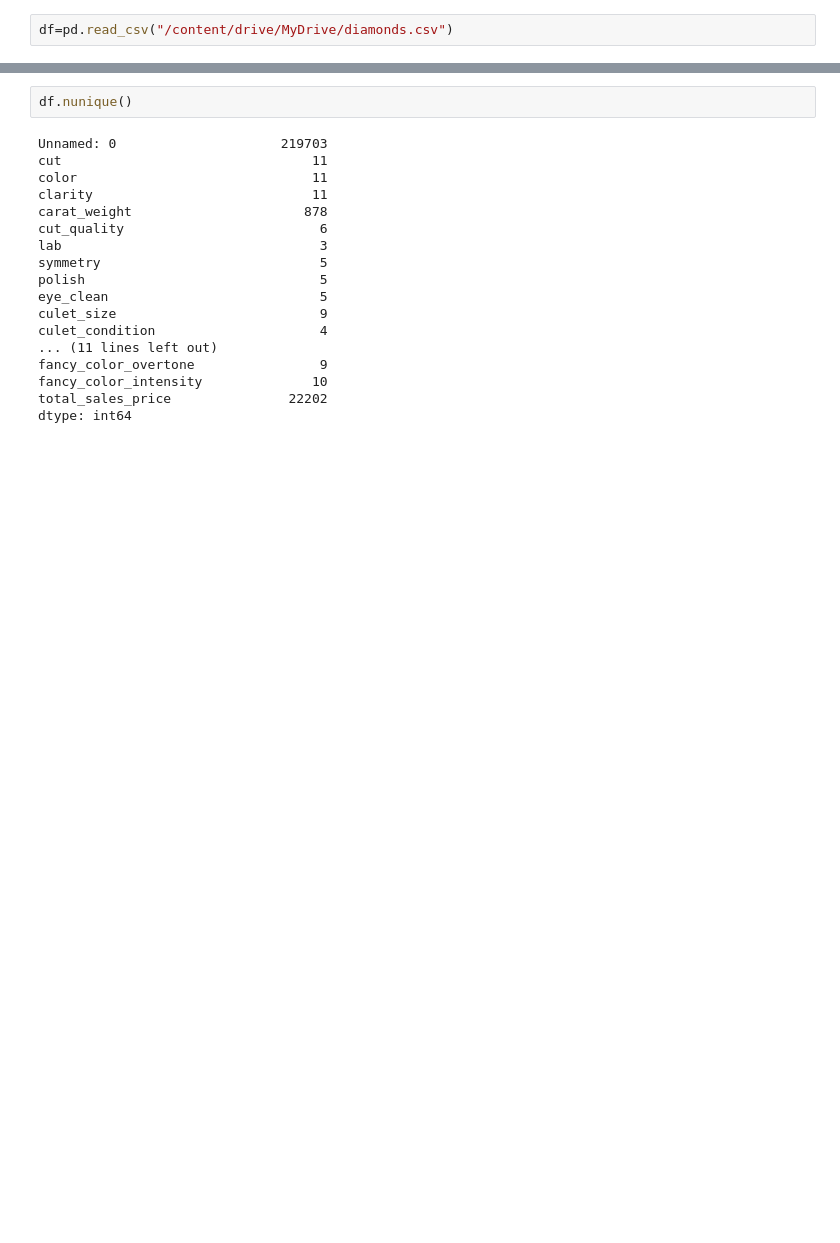
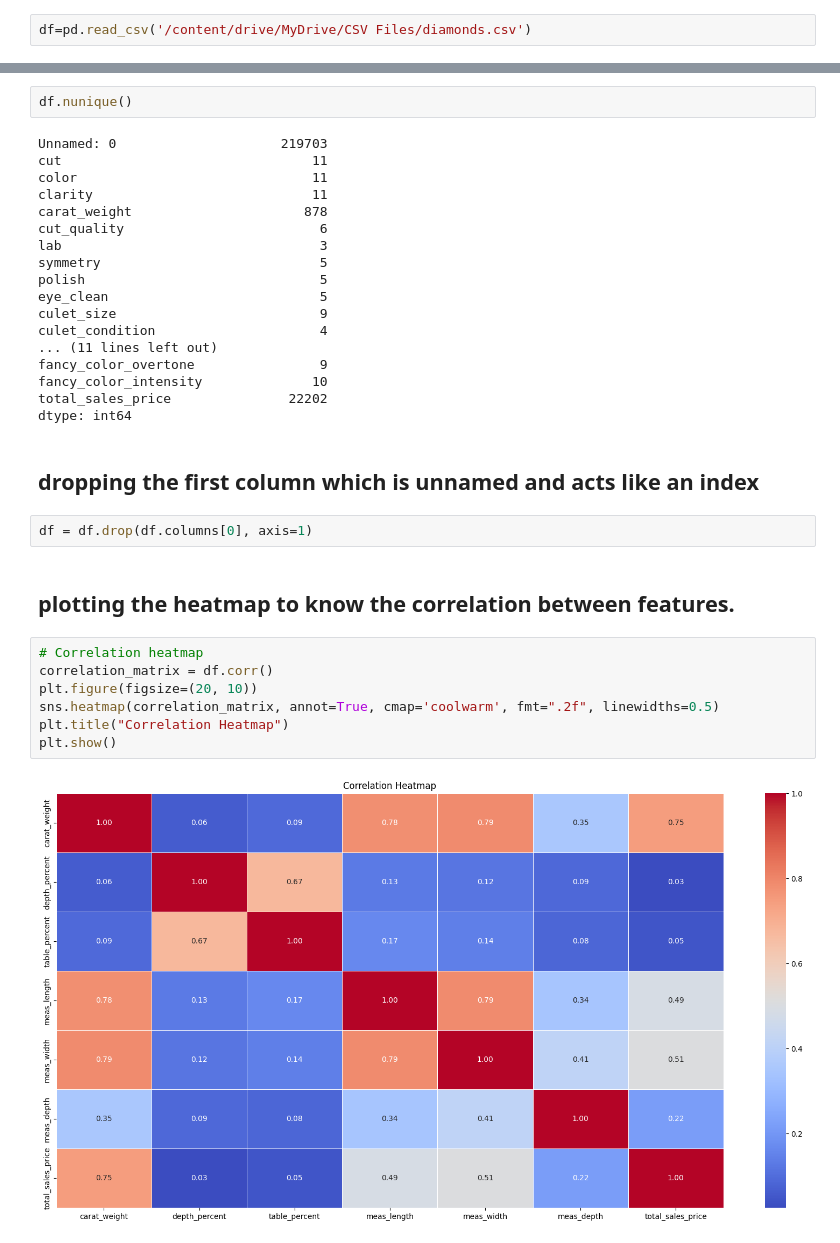
Before and after one commit to 202218031/DM_Project_1, a Jupyter notebook: Data_Mining_Project_File_1.ipynb, the cells around one changed output, grey strips where cells are left out. Cells and saved outputs as stored; diff of their text form; blank space fills up the shorter version.

```diff
--- a/Data_Mining_Project_File_1.ipynb
+++ b/Data_Mining_Project_File_1.ipynb
@@ -11,5 +13,5 @@ Drive already mounted at /content/drive; to attempt to forcibly remount, call dr
 # %%
-df=pd.read_csv("/content/drive/MyDrive/diamonds.csv")
+df=pd.read_csv('/content/drive/MyDrive/CSV Files/diamonds.csv')
 # %% [markdown]
 # **Data Description**
 # %% [markdown]
@@ -116,3 +118,18 @@ fancy_color_overtone                9
 fancy_color_intensity              10
 total_sales_price               22202
 dtype: int64
+# %% [markdown]
+## dropping the first column which is unnamed and acts like an index
+# %%
+df = df.drop(df.columns[0], axis=1)
+# %% [markdown]
+## plotting the heatmap to know the correlation between features.
+# %%
+# Correlation heatmap
+correlation_matrix = df.corr()
+plt.figure(figsize=(20, 10))
+sns.heatmap(correlation_matrix, annot=True, cmap='coolwarm', fmt=".2f", linewidths=0.5)
+plt.title("Correlation Heatmap")
+plt.show()
+# %% [output]
+[figure, added]
```
Also changed, not shown: parts of 26 cells of this notebook.
